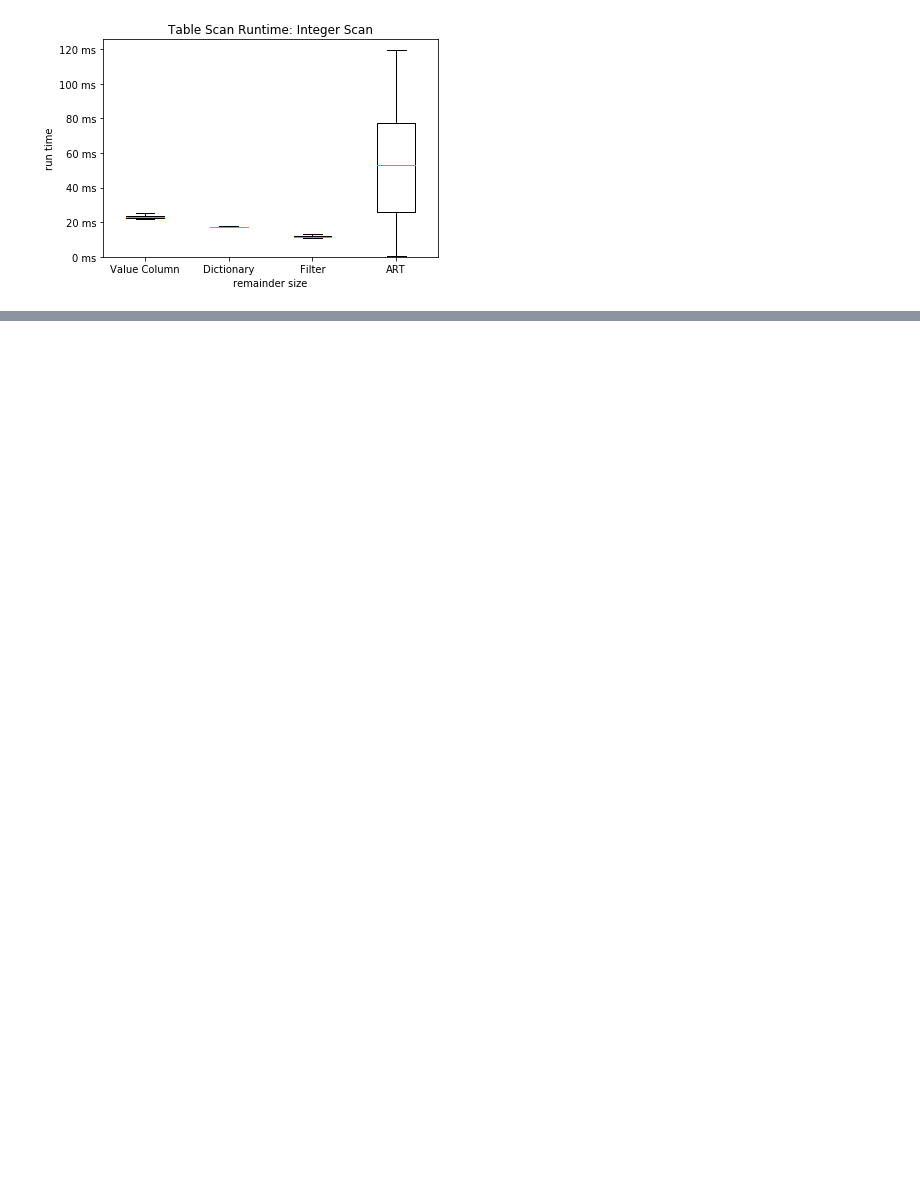
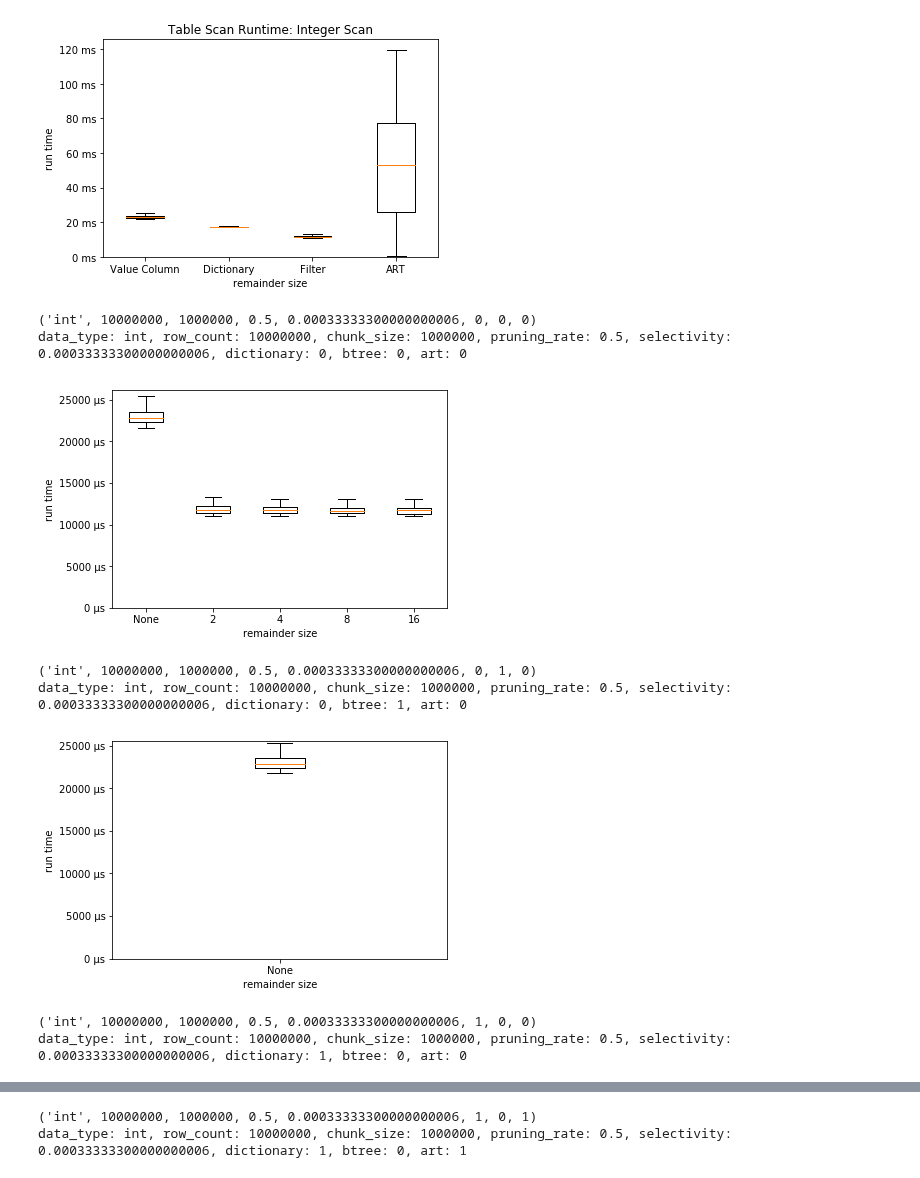
Before and after one commit to ArneMayer/MasterarbeitJupyter, a Jupyter notebook: cqf_vs_std.ipynb, the cells around one changed output, grey strips where cells are left out. Cells and saved outputs as stored; diff of their text form; code cells hidden in the pictures; blank space fills up the shorter version.

Commit message:
refactored evaluation by grouping

```diff
--- a/cqf_vs_std.ipynb
+++ b/cqf_vs_std.ipynb
@@ -97,20 +85,21 @@ def plot_all_groups():
 # %%
 import pandas as pd
 
-value_column_data = []
-filter_data = []
-
-data = pd.read_csv('benchmark_results.csv', header=None, names=get_column_names())
-art_data = data[data.art == 1]['run_time']
-filter_data = data[data.remainder_size == 4]['run_time']
-dictionary_data = data[(data.dictionary == 1) & (data.art == 0)]['run_time']
-value_column_data = data[(data.remainder_size == 0) &
-                         (data.dictionary == 0) &
-                         (data.btree == 0) &
-                         (data.art == 0)]['run_time']
-
+data = get_data()
+art_data          = select(data, remainder_size=0, dictionary=1, btree=0, art=1)
+filter_data       = select(data, remainder_size=4, dictionary=0, btree=0, art=0)
+dictionary_data   = select(data, remainder_size=0, dictionary=1, btree=0, art=0)
+value_column_data = select(data, remainder_size=0, dictionary=0, btree=0, art=0)
 big_plot(value_column_data, filter_data, dictionary_data, art_data)
 
-#plot_all_groups()
+plot_all_groups()
 # %% [output]
 [figure]
+('int', 10000000, 1000000, 0.5, 0.00033333300000000006, 0, 0, 0)
+data_type: int, row_count: 10000000, chunk_size: 1000000, pruning_rate: 0.5, selectivity: 0.00033333300000000006, dictionary: 0, btree: 0, art: 0
+[figure, added]
+('int', 10000000, 1000000, 0.5, 0.00033333300000000006, 0, 1, 0)
+data_type: int, row_count: 10000000, chunk_size: 1000000, pruning_rate: 0.5, selectivity: 0.00033333300000000006, dictionary: 0, btree: 1, art: 0
+[figure, added]
+('int', 10000000, 1000000, 0.5, 0.00033333300000000006, 1, 0, 0)
+data_type: int, row_count: 10000000, chunk_size: 1000000, pruning_rate: 0.5, selectivity: 0.00033333300000000006, dictionary: 1, btree: 0, art: 0
@@ -116,0 +107,2 @@ big_plot(value_column_data, filter_data, dictionary_data, art_data)
+('int', 10000000, 1000000, 0.5, 0.00033333300000000006, 1, 0, 1)
+data_type: int, row_count: 10000000, chunk_size: 1000000, pruning_rate: 0.5, selectivity: 0.00033333300000000006, dictionary: 1, btree: 0, art: 1
```
Also changed, not shown: parts of 2 cells of this notebook.
